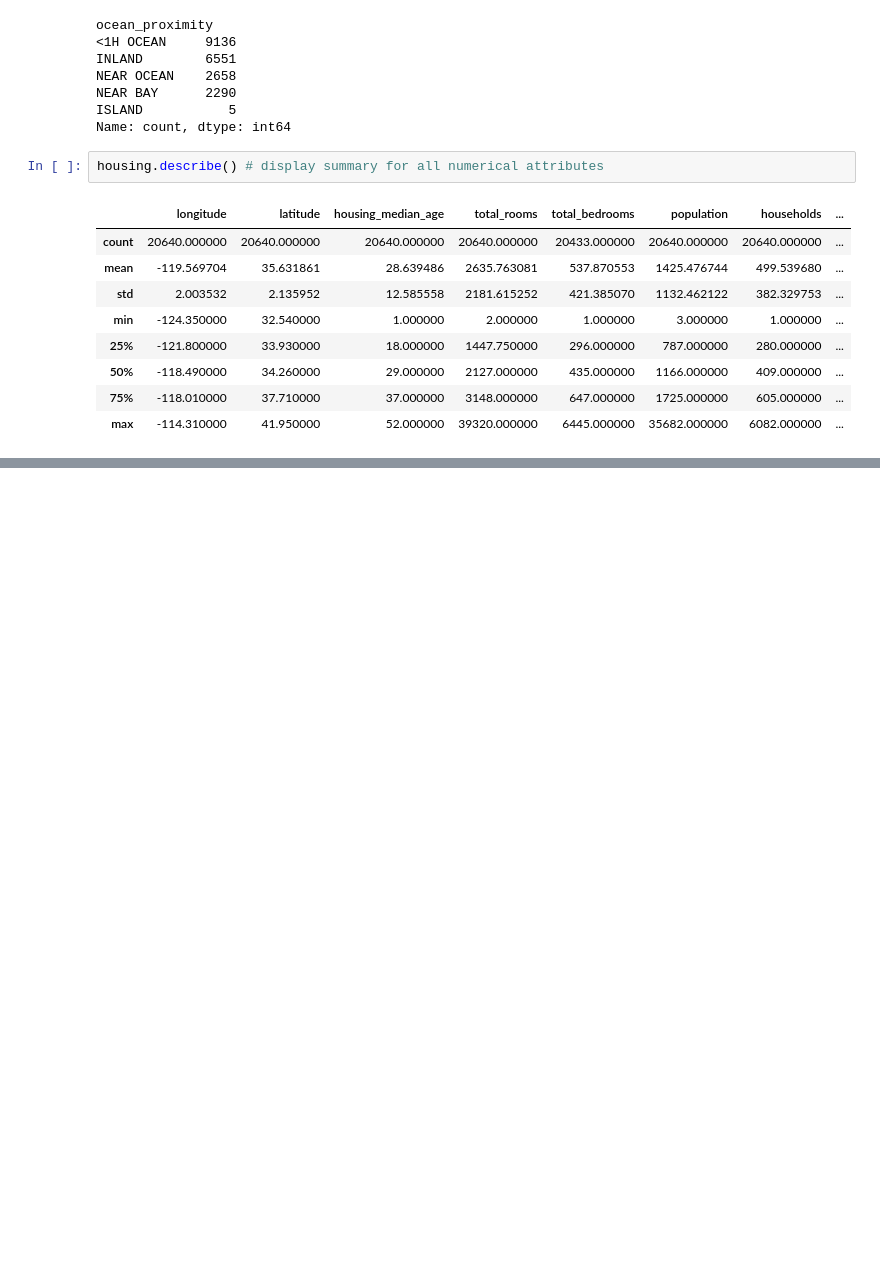
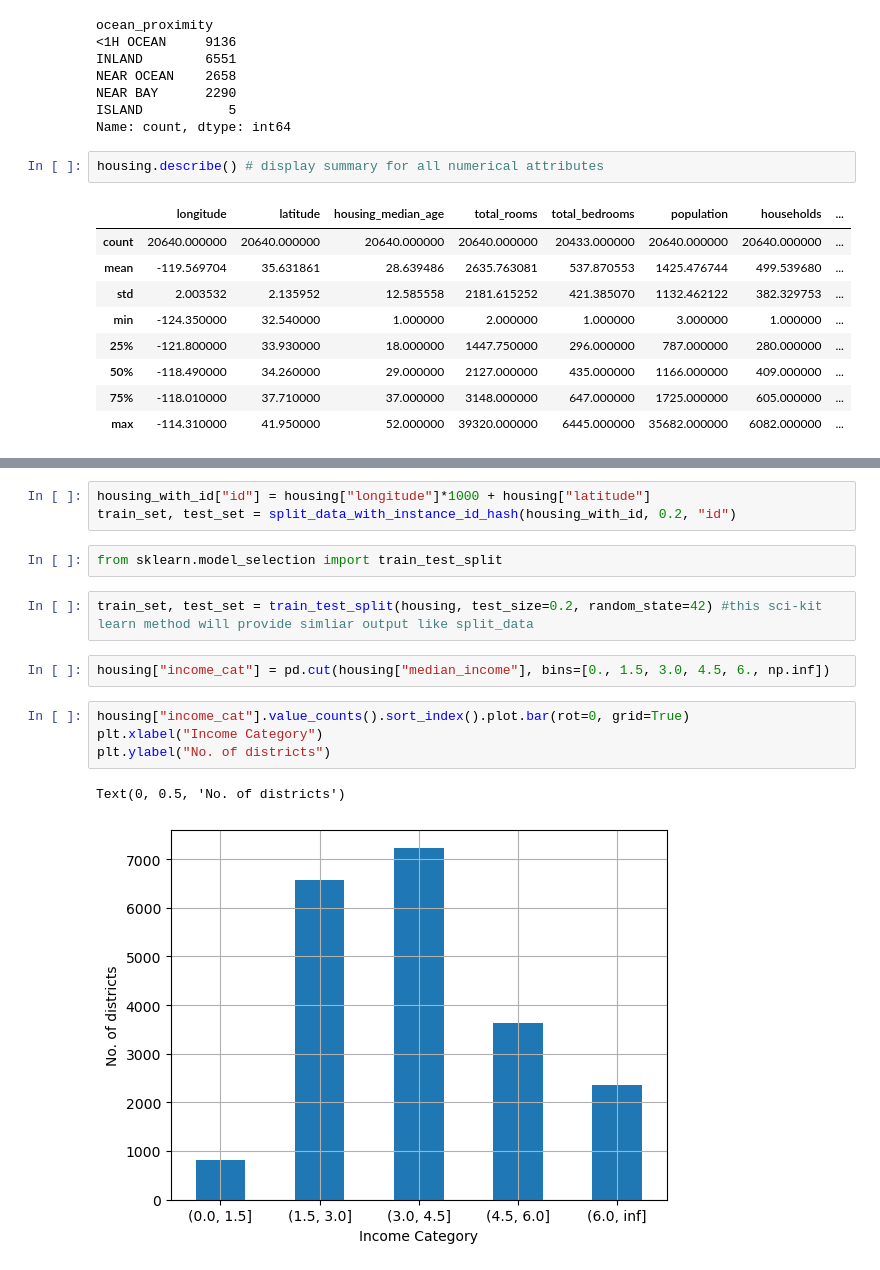
Before and after one commit to khaiwalVikrant/ai_ml_practice, a Jupyter notebook: heads_on_machine_learning/chapter_1.ipynb, the cells around one changed output, grey strips where cells are left out. Drawn from its saved outputs; the diff is of its cells as text; blank space fills up the shorter version.

```diff
--- a/heads_on_machine_learning/chapter_1.ipynb
+++ b/heads_on_machine_learning/chapter_1.ipynb
@@ -86,0 +136,16 @@ array([[<Axes: title={'center': 'longitude'}>,
+# %%
+housing_with_id["id"] = housing["longitude"]*1000 + housing["latitude"]
+train_set, test_set = split_data_with_instance_id_hash(housing_with_id, 0.2, "id")
+# %%
+from sklearn.model_selection import train_test_split
+# %%
+train_set, test_set = train_test_split(housing, test_size=0.2, random_state=42) #this sci-kit learn method will provide simliar output like split_data
+# %%
+housing["income_cat"] = pd.cut(housing["median_income"], bins=[0., 1.5, 3.0, 4.5, 6., np.inf])
+# %%
+housing["income_cat"].value_counts().sort_index().plot.bar(rot=0, grid=True)
+plt.xlabel("Income Category")
+plt.ylabel("No. of districts")
+# %% [output]
+Text(0, 0.5, 'No. of districts')
+[figure, added]
```
Also changed, not shown: parts of 16 cells of this notebook, 1 other file.
